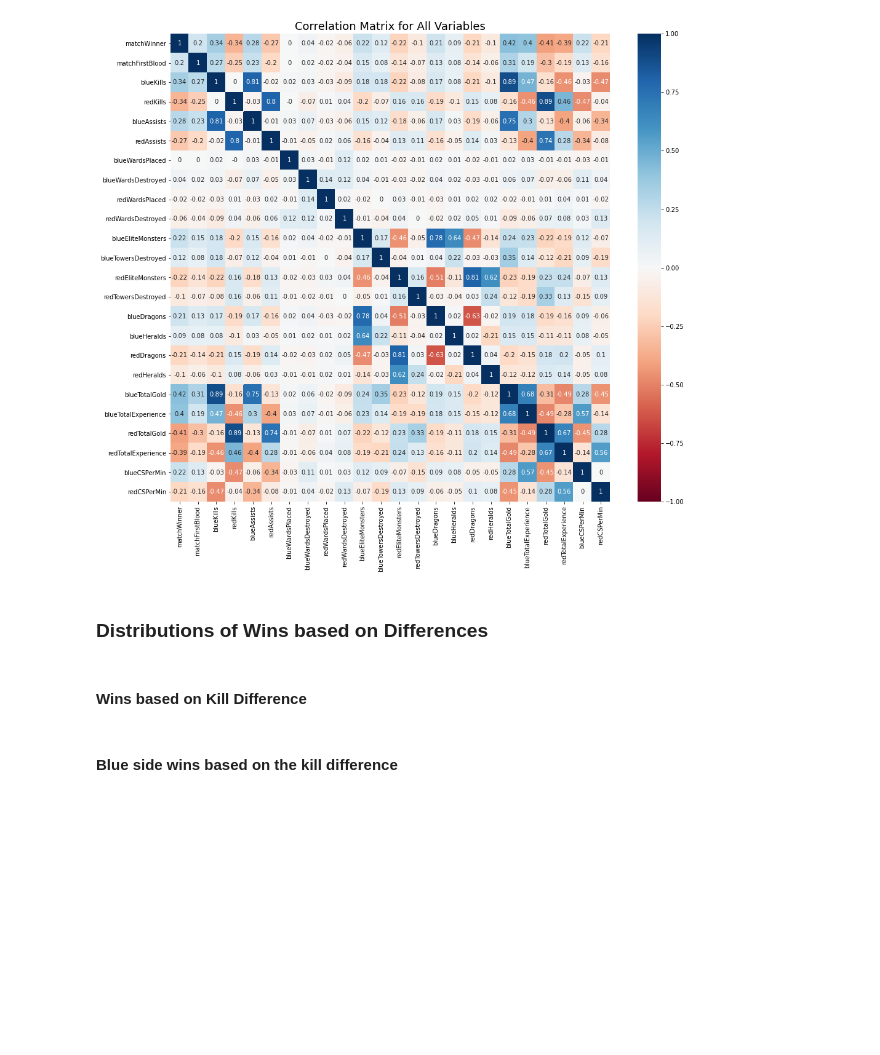
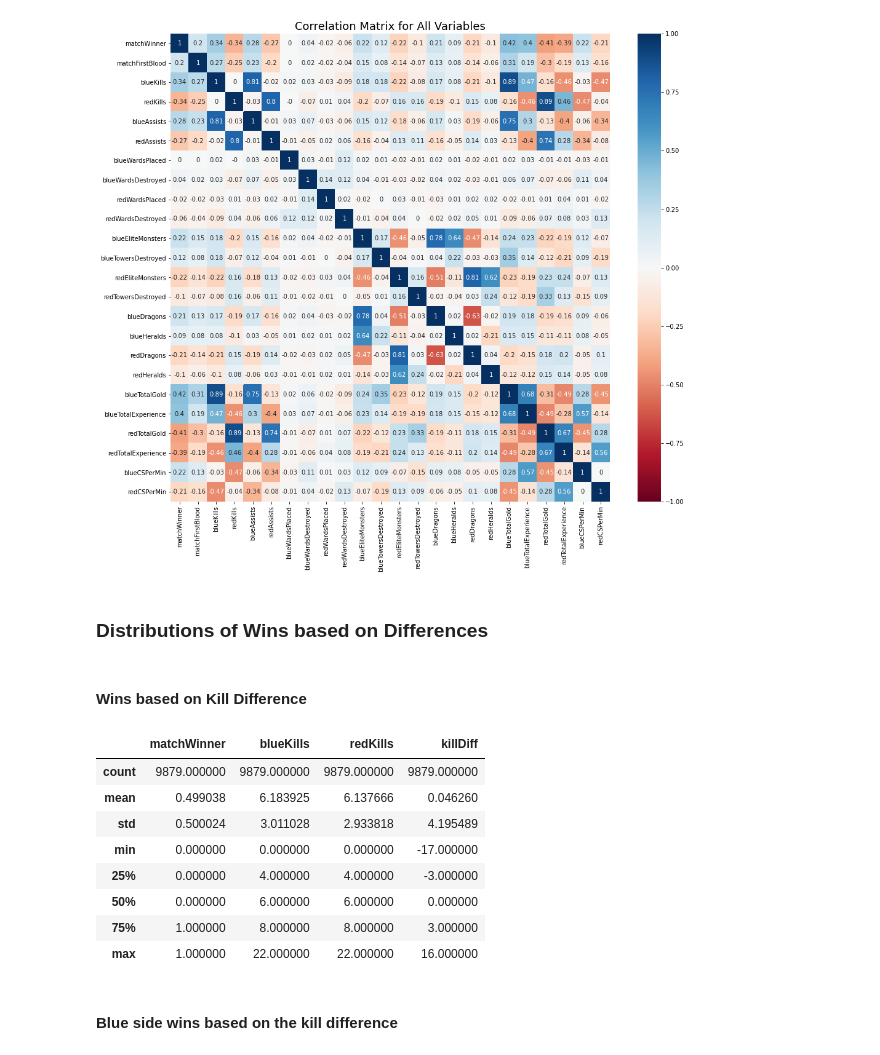
Before and after one commit to MatheusMAssis/League-Ranked-Analysis, a Jupyter notebook: visualization/statistical_analysis.ipynb, the cells around one changed output. Saved outputs shown, nothing was run; the diff lists cells and outputs as text; code cells hidden in the pictures; blank space fills up the shorter version.

```diff
--- a/visualization/statistical_analysis.ipynb
+++ b/visualization/statistical_analysis.ipynb
@@ -141,5 +141,17 @@ plot_correlation_matrix(df, list(df.columns), "pearson", "All Variables", "corr_
 dist_df1 = df[["matchWinner", "blueKills", "redKills"]].copy()
 # %%
 dist_df1["killDiff"] = dist_df1["blueKills"] - dist_df1["redKills"]
+# %%
+dist_df1.describe()
+# %% [output]
+|  | matchWinner | blueKills | redKills | killDiff |
+| count | 9879.000000 | 9879.000000 | 9879.000000 | 9879.000000 |
+| mean | 0.499038 | 6.183925 | 6.137666 | 0.046260 |
+| std | 0.500024 | 3.011028 | 2.933818 | 4.195489 |
+| min | 0.000000 | 0.000000 | 0.000000 | -17.000000 |
+| 25% | 0.000000 | 4.000000 | 4.000000 | -3.000000 |
+| 50% | 0.000000 | 6.000000 | 6.000000 | 0.000000 |
+| 75% | 1.000000 | 8.000000 | 8.000000 | 3.000000 |
+| max | 1.000000 | 22.000000 | 22.000000 | 16.000000 |
 # %% [markdown]
 #### Blue side wins based on the kill difference
```
Also changed, not shown: parts of 12 cells of this notebook, 2 other files.
